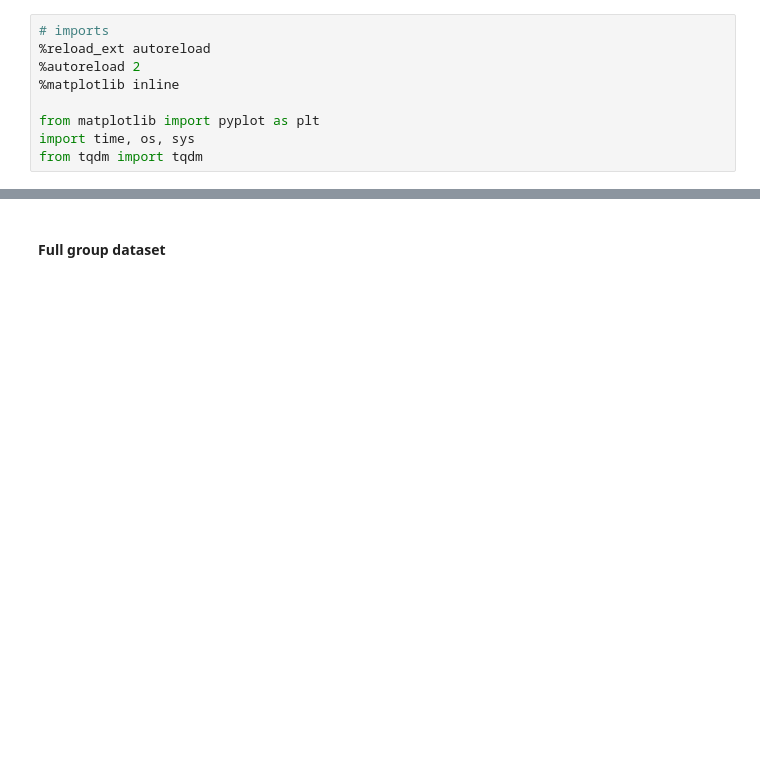
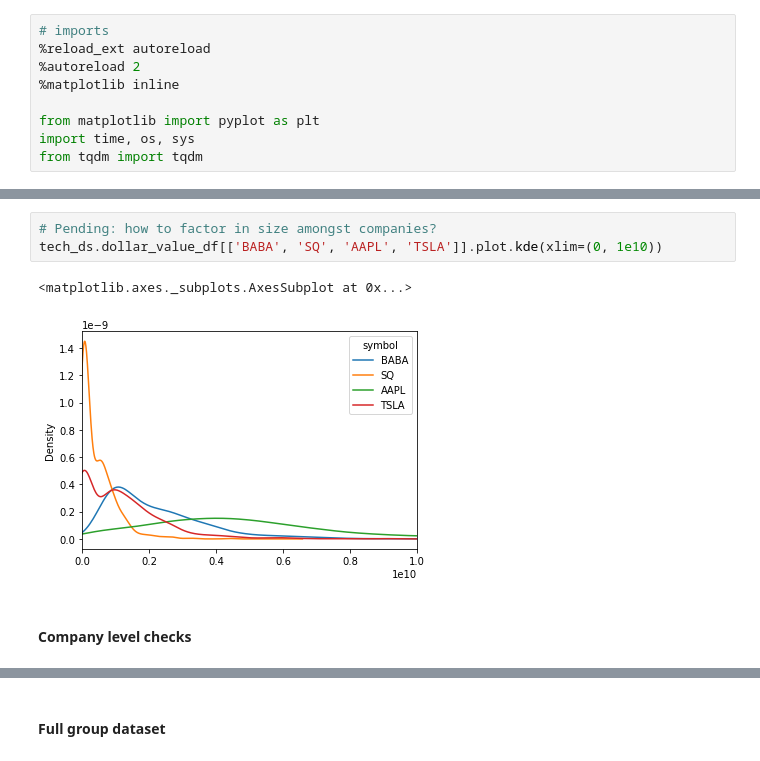
Before and after one commit to webclinic017/inception, a Jupyter notebook: notebooks/technical_dataset.ipynb, the cells around one changed output, grey strips where cells are left out. Drawn from its saved outputs; the diff is of its cells as text; blank space fills up the shorter version.

```diff
--- a/notebooks/technical_dataset.ipynb
+++ b/notebooks/technical_dataset.ipynb
@@ -36 +100,9 @@ Percentage change stds dataframes
 Forward return dataframe
+# %%
+# Pending: how to factor in size amongst companies?
+tech_ds.dollar_value_df[['BABA', 'SQ', 'AAPL', 'TSLA']].plot.kde(xlim=(0, 1e10))
+# %% [output]
+<matplotlib.axes._subplots.AxesSubplot at 0x...>
+[figure, added]
+# %% [markdown]
+#### Company level checks
```
Also changed, not shown: parts of 32 cells of this notebook, 5 other files.
